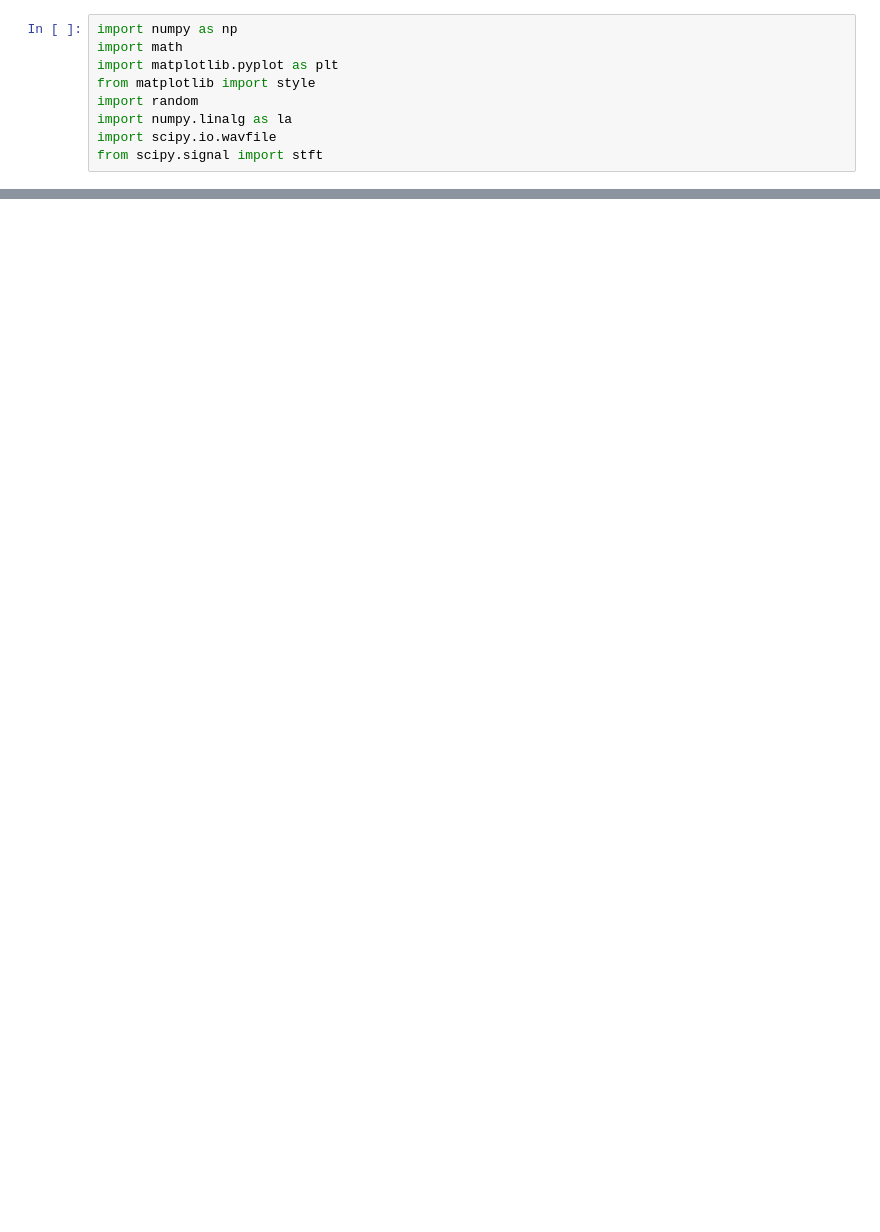
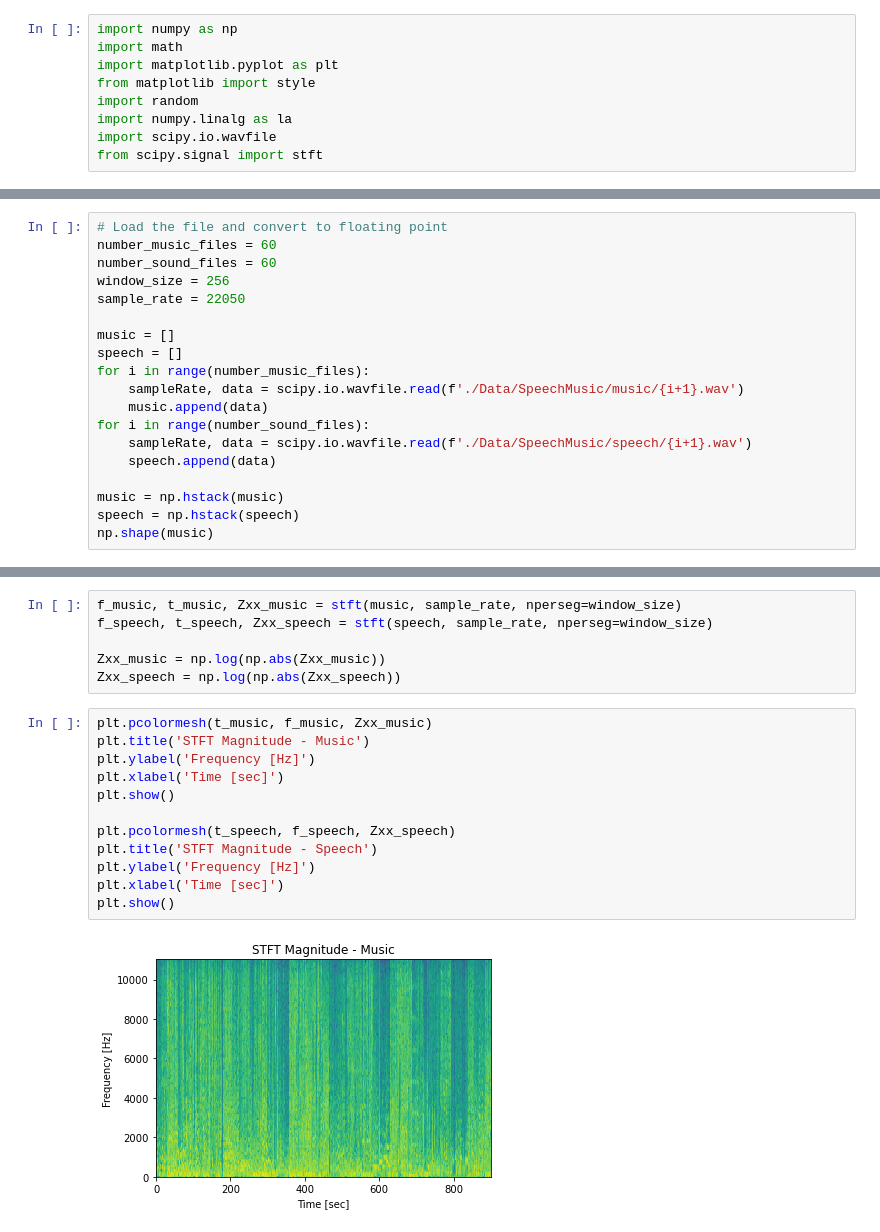
Before and after one commit to harrisnisar/CS598, a Jupyter notebook: HW3/Scripts/p3.ipynb, the cells around one changed output, grey strips where cells are left out. Drawn from its saved outputs; the diff is of its cells as text; blank space fills up the shorter version.

Commit message:
finished speech vs music classiier

```diff
--- a/HW3/Scripts/p3.ipynb
+++ b/HW3/Scripts/p3.ipynb
@@ -44,0 +42,19 @@ length = 15.0s
+# %%
+# Load the file and convert to floating point
+number_music_files = 60
+number_sound_files = 60
+window_size = 256
+sample_rate = 22050
+
+music = []
+speech = []
+for i in range(number_music_files):
+    sampleRate, data = scipy.io.wavfile.read(f'./Data/SpeechMusic/music/{i+1}.wav')
+    music.append(data)
+for i in range(number_sound_files):
+    sampleRate, data = scipy.io.wavfile.read(f'./Data/SpeechMusic/speech/{i+1}.wav')
+    speech.append(data)
+
+music = np.hstack(music)
+speech = np.hstack(speech)
+np.shape(music)
@@ -44,0 +75,20 @@ length = 15.0s
+# %%
+f_music, t_music, Zxx_music = stft(music, sample_rate, nperseg=window_size)
+f_speech, t_speech, Zxx_speech = stft(speech, sample_rate, nperseg=window_size)
+
+Zxx_music = np.log(np.abs(Zxx_music))
+Zxx_speech = np.log(np.abs(Zxx_speech))
+# %%
+plt.pcolormesh(t_music, f_music, Zxx_music)
+plt.title('STFT Magnitude - Music')
+plt.ylabel('Frequency [Hz]')
+plt.xlabel('Time [sec]')
+plt.show()
+
+plt.pcolormesh(t_speech, f_speech, Zxx_speech)
+plt.title('STFT Magnitude - Speech')
+plt.ylabel('Frequency [Hz]')
+plt.xlabel('Time [sec]')
+plt.show()
+# %% [output]
+[figure, added]
```
Also changed, not shown: parts of 12 cells of this notebook.
